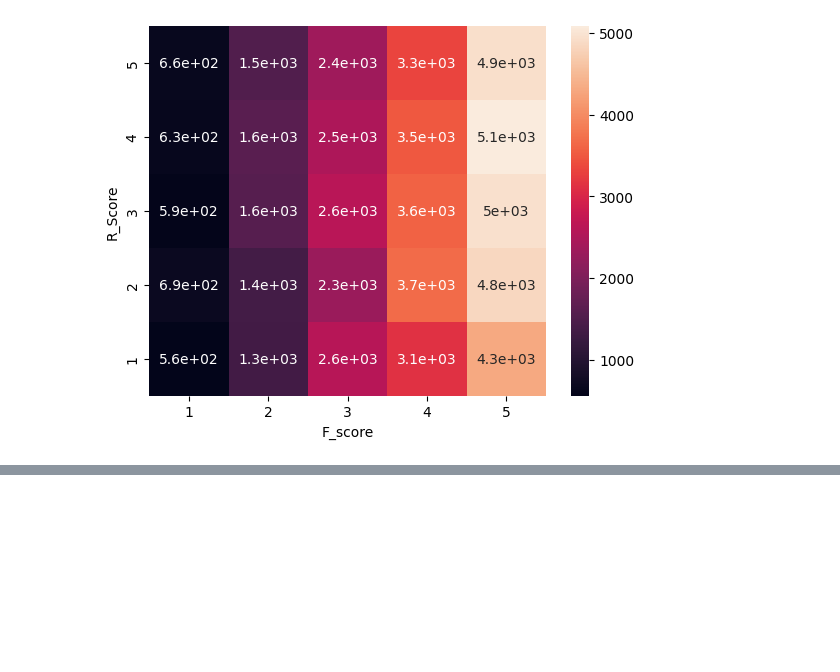
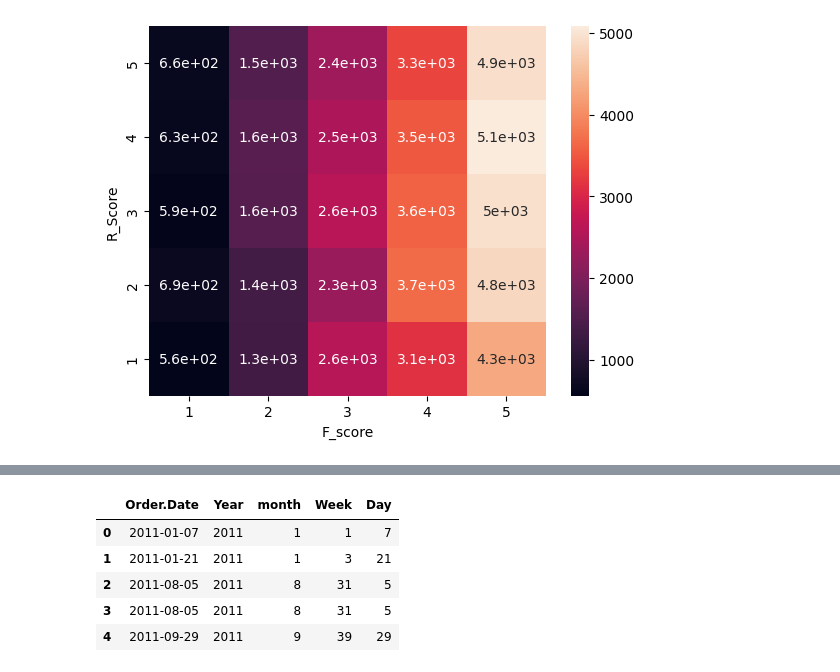
Before and after one commit to Manasagowda24/E_commerce-sales-analysis, a Jupyter notebook: cleaned_superstore_Analysis.ipynb, the cells around one changed output, grey strips where cells are left out. Saved outputs shown, nothing was run; the diff lists cells and outputs as text; code cells hidden in the pictures; blank space fills up the shorter version.

```diff
--- a/cleaned_superstore_Analysis.ipynb
+++ b/cleaned_superstore_Analysis.ipynb
@@ -704,0 +718,2 @@ sns.heatmap(heatmap_data, annot=True)
+# %%
+df = pd.read_csv("cleaned_superstore.csv")
@@ -704,0 +727,16 @@ sns.heatmap(heatmap_data, annot=True)
+# %%
+df['Order.Date'] = pd.to_datetime(df['Order.Date'])
+# %%
+df["year"] = df["Order.Date"].dt.year
+df['month'] = df['Order.Date'].dt.month
+df['Week'] = df['Order.Date'].dt.isocalendar().week
+df['Day'] = df['Order.Date'].dt.day
+# %%
+df[['Order.Date','Year','month','Week','Day']].head()
+# %% [output]
+|  | Order.Date | Year | month | Week | Day |
+| 0 | 2011-01-07 | 2011 | 1 | 1 | 7 |
+| 1 | 2011-01-21 | 2011 | 1 | 3 | 21 |
+| 2 | 2011-08-05 | 2011 | 8 | 31 | 5 |
+| 3 | 2011-08-05 | 2011 | 8 | 31 | 5 |
+| 4 | 2011-09-29 | 2011 | 9 | 39 | 29 |
```
Also changed, not shown: parts of 40 cells of this notebook, 1 other file.
